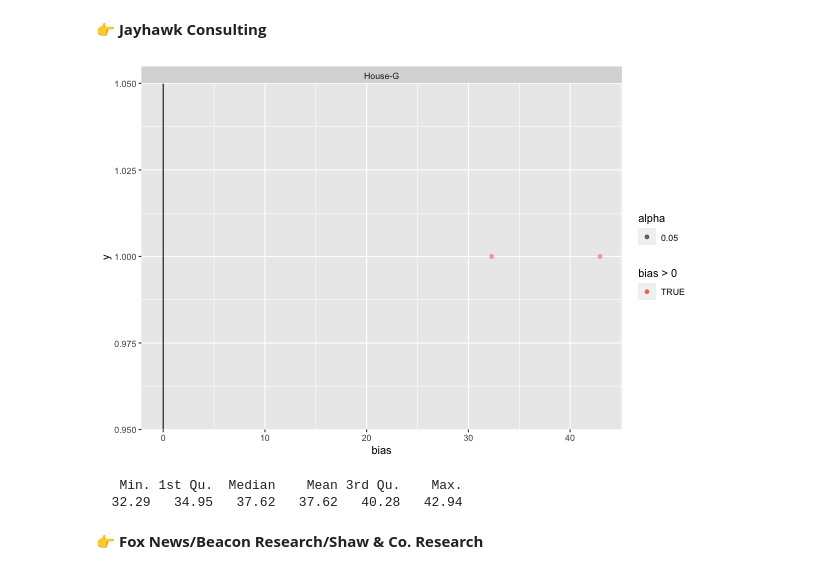
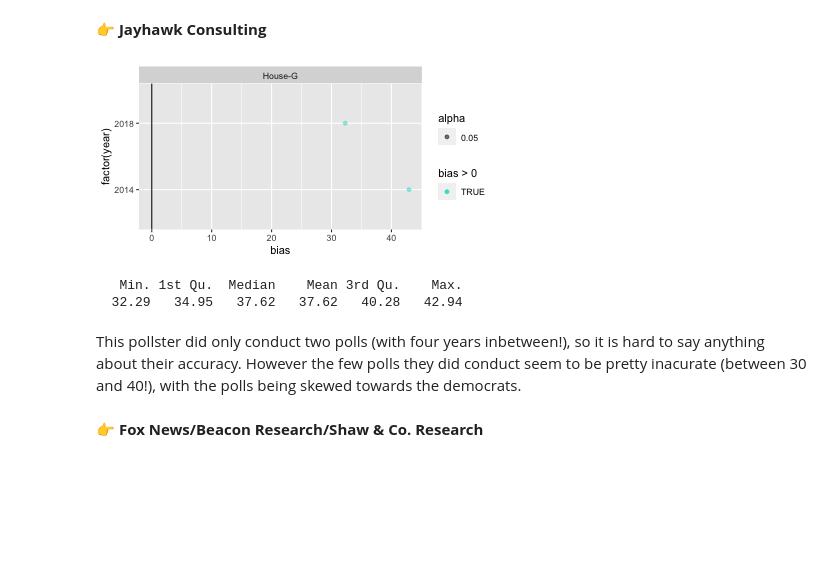
Before and after one commit to data4news-students/polling-exploration-cynthia-and-laura, a Jupyter notebook: notebook-3.ipynb, the cells around one changed output. Saved outputs shown, nothing was run; the diff lists cells and outputs as text; code cells hidden in the pictures; blank space fills up the shorter version.

```diff
--- a/notebook-3.ipynb
+++ b/notebook-3.ipynb
@@ -126,15 +128,16 @@ siena$bias %>% summary()
 jayhawk <- df %>%
     filter(pollster=='Jayhawk Consulting Services')
 # %%
-%%R -h 400 -w 600
+%%R -h 200 -w 400
 
 ggplot(jayhawk, aes(x=bias)) +
-    aes(x=bias, y=1, color=bias>0, alpha=.05) +
+    aes(x=bias, y=factor(year), color=bias>0, alpha=.05) +
     geom_point() +
     geom_vline(aes(xintercept=0)) +
-    facet_wrap(~type_simple)
+    facet_wrap(~type_simple) +
+    scale_color_manual(values=c('turquoise'))
 # %% [output]
-[figure, old version]
+[figure, new version]
 # %%
 %%R
 
@@ -142,6 +145,8 @@ jayhawk$bias %>% summary()
 # %% [output]
    Min. 1st Qu.  Median    Mean 3rd Qu.    Max.
   32.29   34.95   37.62   37.62   40.28   42.94
+# %% [markdown]
+This pollster did only conduct two polls (with four years inbetween!), so it is hard to say anything about their accuracy. However the few polls they did conduct seem to be pretty inacurate (between 30 and 40!), with the polls being skewed towards the democrats.
 # %% [markdown]
 👉 **Fox News/Beacon Research/Shaw & Co. Research**
 # %%
```
Also changed, not shown: parts of 15 cells of this notebook.
